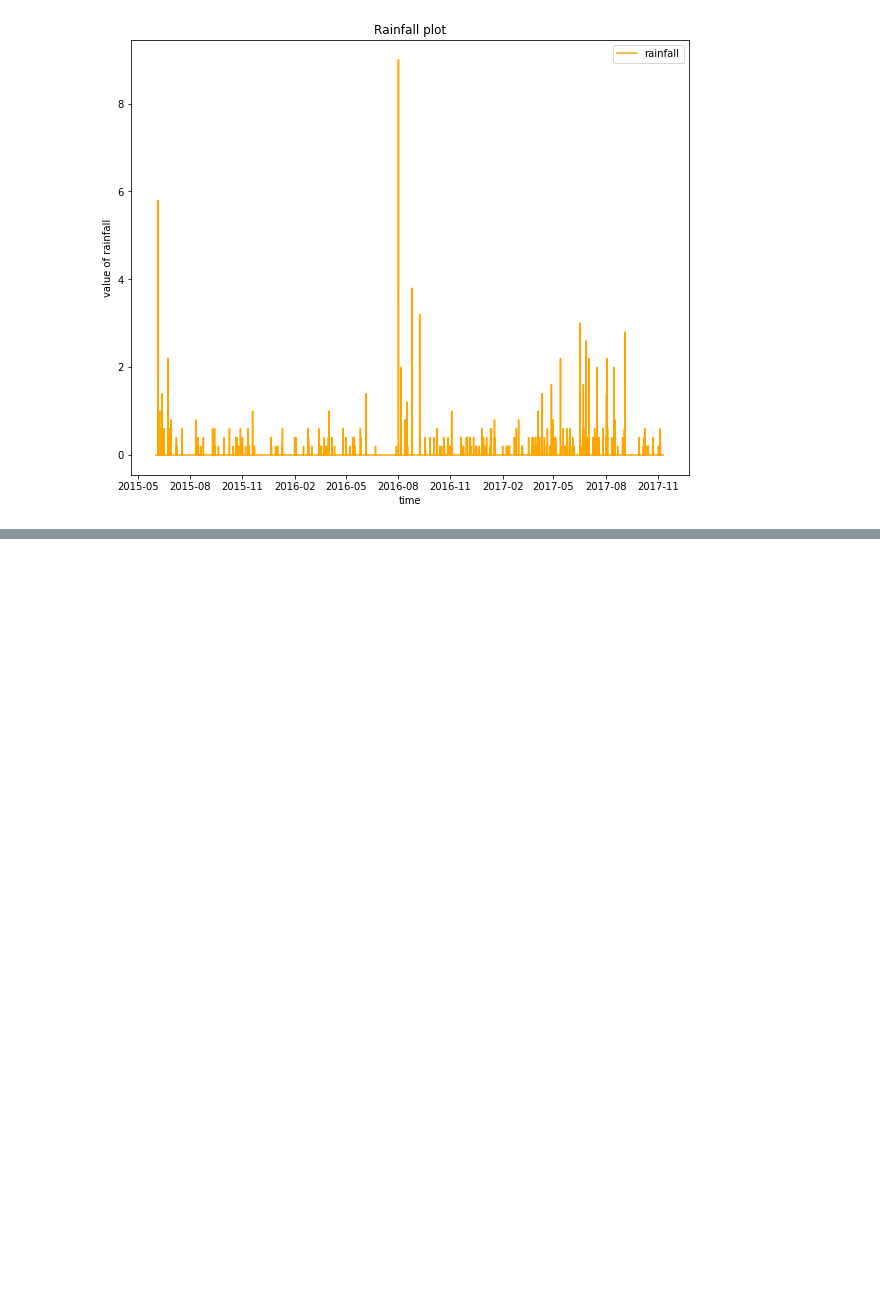
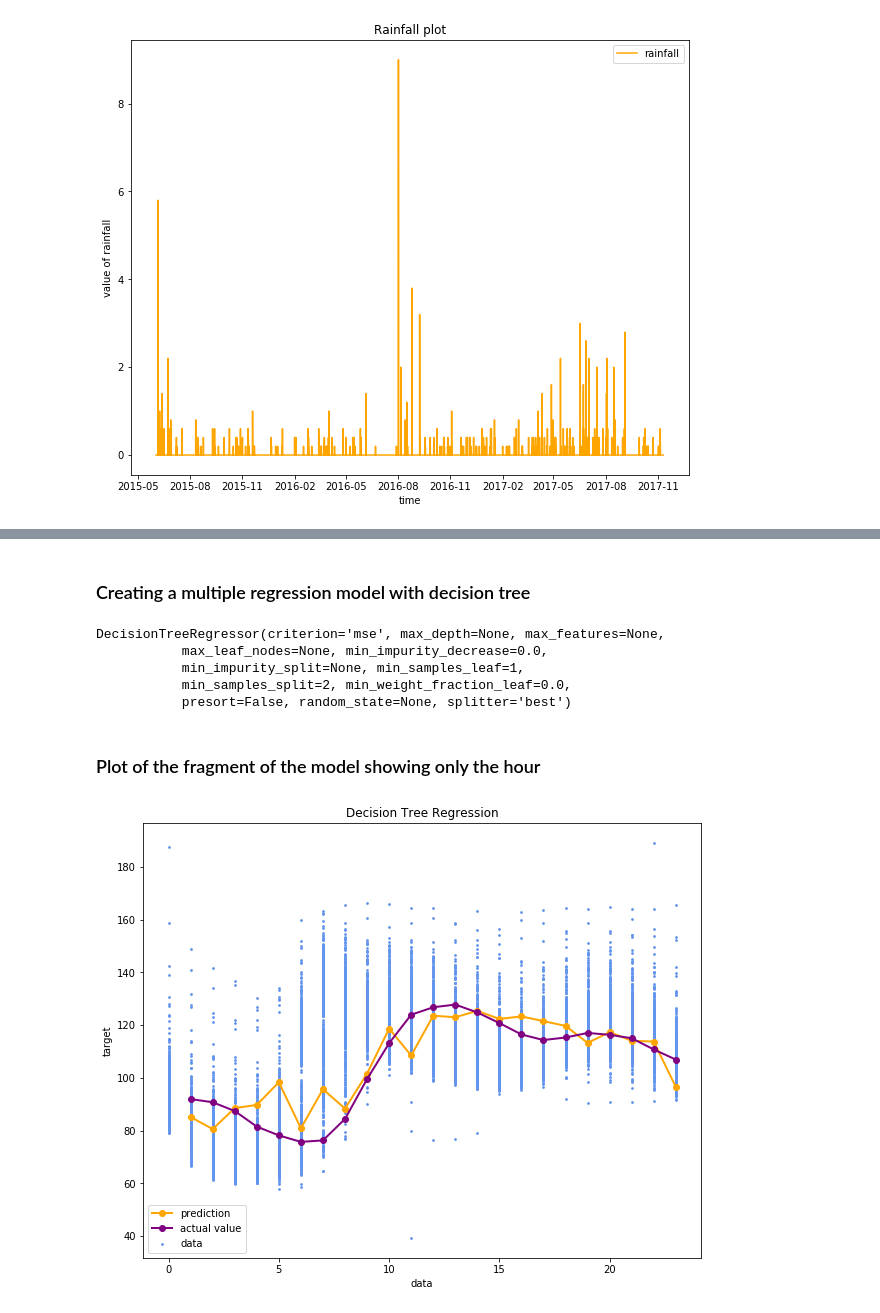
Before and after one commit to efemeryds/flow_exploration, a Jupyter notebook: notebooks/tree-regression-with-rainfall.ipynb, the cells around one changed output, grey strips where cells are left out. Cells and saved outputs as stored; diff of their text form; code cells hidden in the pictures; blank space fills up the shorter version.

```diff
--- a/notebooks/tree-regression-with-rainfall.ipynb
+++ b/notebooks/tree-regression-with-rainfall.ipynb
@@ -116,0 +240,39 @@ plt.show()
+# %%
+split_date = pd.datetime(2017,1,1,0,0)
+
+flow_training2 = flow_set.loc[flow_set['time'] <= split_date]
+flow_test2 = flow_set.loc[flow_set['time'] > split_date]
+# %%
+X_flow_training2 = flow_training2[['hour','previous-hour','previous-rainfall']]
+Y_flow_training2 = flow_training2['flow']
+X_flow_test2 = flow_test2[['hour','previous-hour','previous-rainfall']]
+Y_flow_test2 = flow_test2['flow']
+# %% [markdown]
+### Creating a multiple regression model with decision tree
+# %%
+regressor2 = DecisionTreeRegressor()
+regressor2.fit(X_flow_training2, Y_flow_training2)
+# %% [output]
+DecisionTreeRegressor(criterion='mse', max_depth=None, max_features=None,
+           max_leaf_nodes=None, min_impurity_decrease=0.0,
+           min_impurity_split=None, min_samples_leaf=1,
+           min_samples_split=2, min_weight_fraction_leaf=0.0,
+           presort=False, random_state=None, splitter='best')
+# %%
+predict2 = regressor2.predict(X_flow_test2)
+# %% [markdown]
+### Plot of the fragment of the model showing only the hour
+# %%
+plt.figure(figsize=(10, 8))
+plt.scatter(X_flow_training2['hour'], Y_flow_training2, s=3,
+            c="cornflowerblue", label="data")
+plt.plot(X_flow_test2['hour'][:23], predict2[:23], color="orange",
+         marker="o",label="prediction", linewidth=2)
+plt.plot(X_flow_test2['hour'][:23],Y_flow_test2[:23], c='purple',marker="o", label="actual value",linewidth=2)
+plt.xlabel("data")
+plt.ylabel("target")
+plt.title("Decision Tree Regression")
+plt.legend()
+plt.show()
+# %% [output]
+[figure, added]
```
Also changed, not shown: parts of 35 cells of this notebook, 1 other file.
